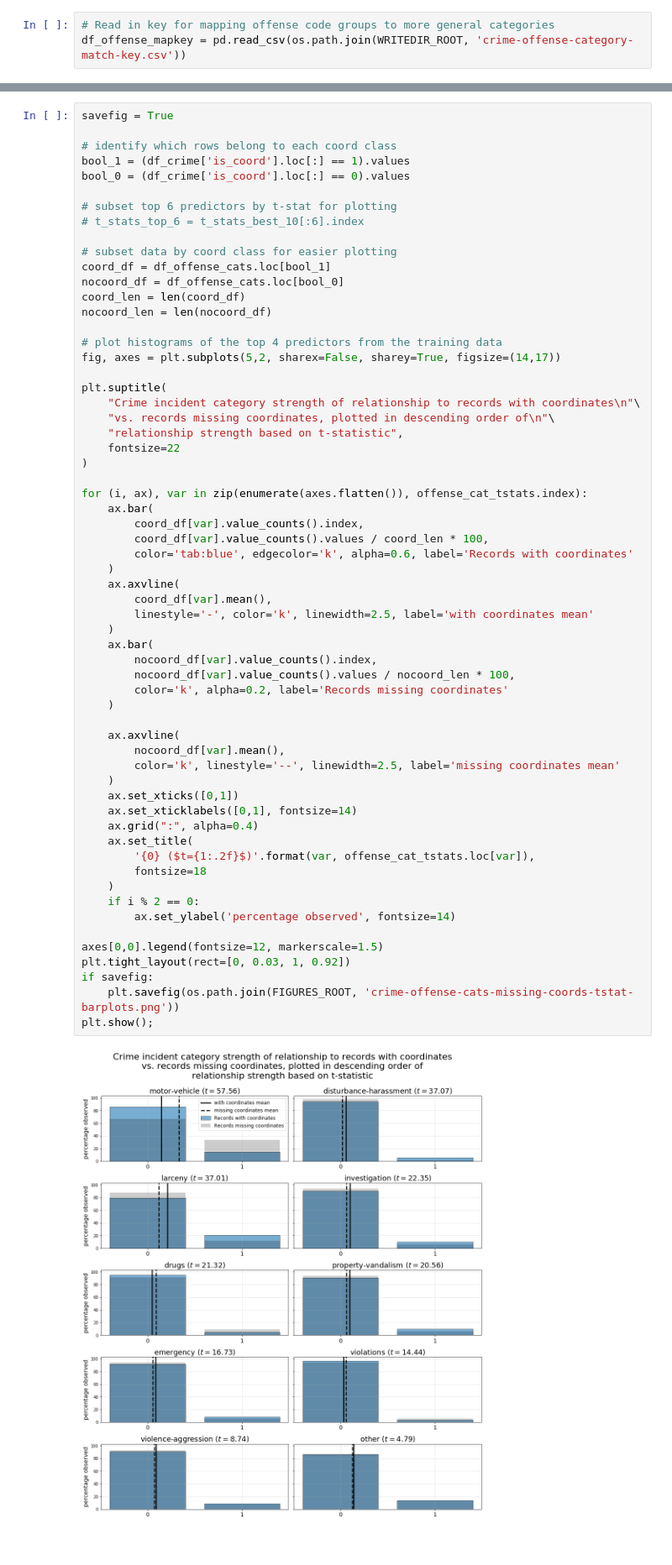
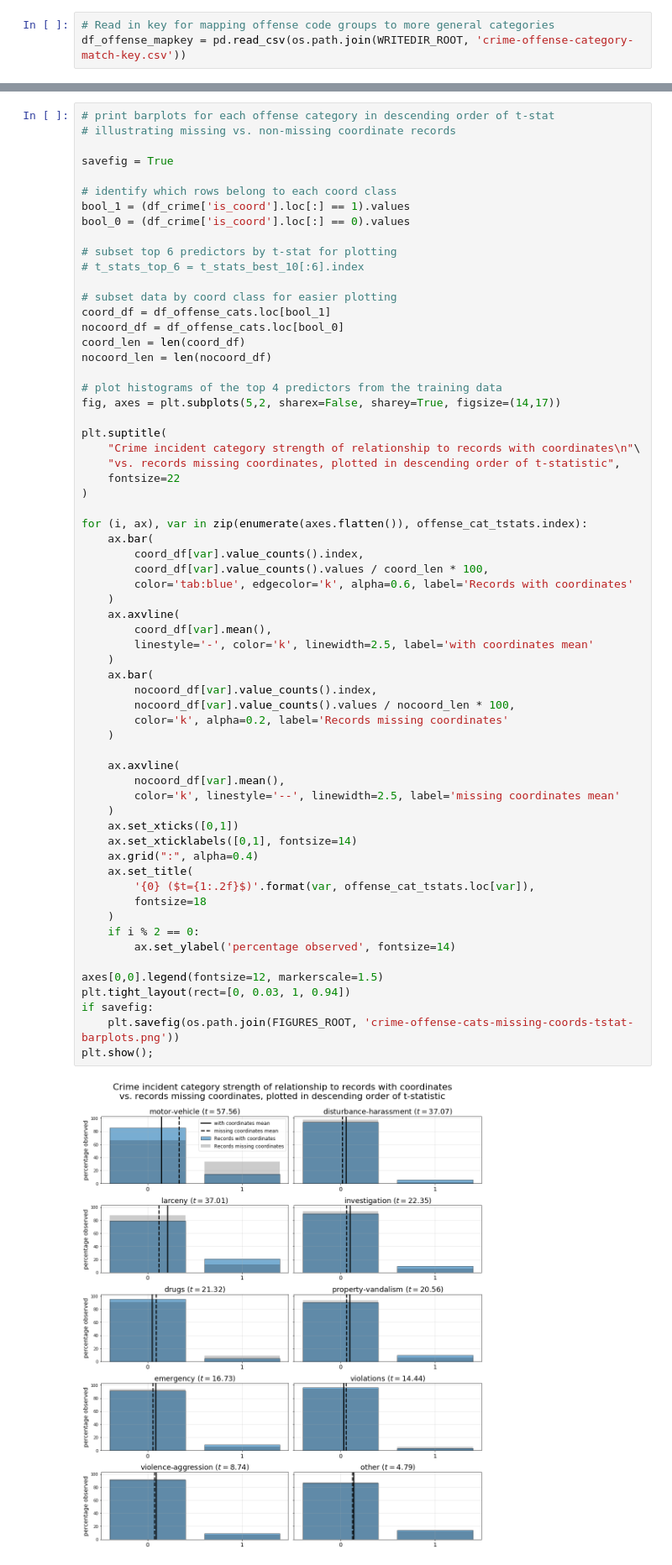
Before and after one commit to sedelmeyer/predicting-crime, a Jupyter notebook: notebooks/009_EDA_crime_incident_reports.ipynb, the cells around one changed output, grey strips where cells are left out. Shown at 84% size. Saved outputs shown, nothing was run; the diff lists cells and outputs as text.

Commit message:
eda(crime): fix barplots title text

```diff
--- a/notebooks/009_EDA_crime_incident_reports.ipynb
+++ b/notebooks/009_EDA_crime_incident_reports.ipynb
@@ -967,4 +917,7 @@ plt.show();
 # %%
+# print barplots for each offense category in descending order of t-stat
+# illustrating missing vs. non-missing coordinate records
+
 savefig = True
 
 # identify which rows belong to each coord class
@@ -985,8 +938,7 @@ fig, axes = plt.subplots(5,2, sharex=False, sharey=True, figsize=(14,17))
 
 plt.suptitle(
     "Crime incident category strength of relationship to records with coordinates\n"\
-    "vs. records missing coordinates, plotted in descending order of\n"\
-    "relationship strength based on t-statistic",
+    "vs. records missing coordinates, plotted in descending order of t-statistic",
     fontsize=22
 )
 
@@ -998,32 +950,32 @@ for (i, ax), var in zip(enumerate(axes.flatten()), offense_cat_tstats.index):
     )
     ax.axvline(
         coord_df[var].mean(),
         linestyle='-', color='k', linewidth=2.5, label='with coordinates mean'
     )
     ax.bar(
         nocoord_df[var].value_counts().index,
         nocoord_df[var].value_counts().values / nocoord_len * 100,
         color='k', alpha=0.2, label='Records missing coordinates'
     )
 
     ax.axvline(
         nocoord_df[var].mean(),
         color='k', linestyle='--', linewidth=2.5, label='missing coordinates mean'
     )
     ax.set_xticks([0,1])
     ax.set_xticklabels([0,1], fontsize=14)
     ax.grid(":", alpha=0.4)
     ax.set_title(
         '{0} ($t={1:.2f}$)'.format(var, offense_cat_tstats.loc[var]),
         fontsize=18
     )
     if i % 2 == 0:
         ax.set_ylabel('percentage observed', fontsize=14)
 
 axes[0,0].legend(fontsize=12, markerscale=1.5)
-plt.tight_layout(rect=[0, 0.03, 1, 0.92])
+plt.tight_layout(rect=[0, 0.03, 1, 0.94])
 if savefig:
     plt.savefig(os.path.join(FIGURES_ROOT, 'crime-offense-cats-missing-coords-tstat-barplots.png'))
 plt.show();
 # %% [output]
-[figure, old version]
+[figure, new version]
```
Also changed, not shown: parts of 8 cells of this notebook.
